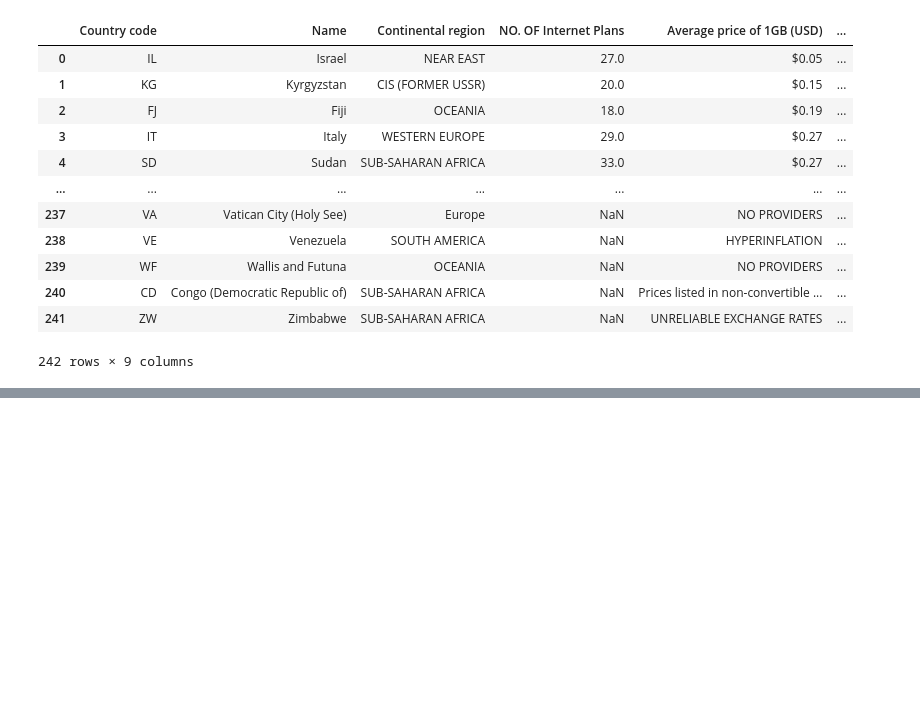
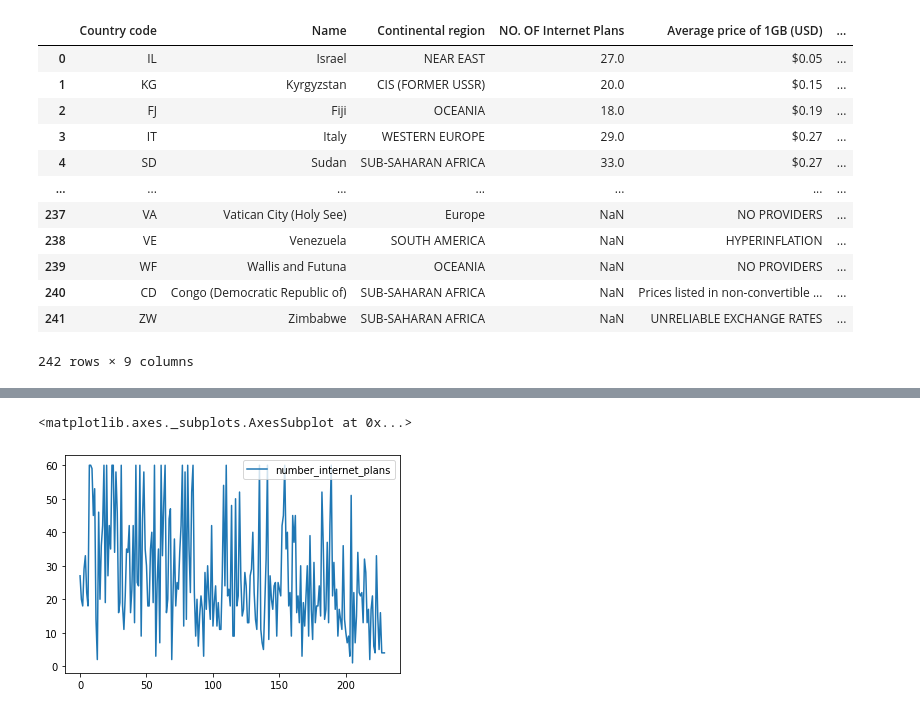
Before and after one commit to BiancaTaisePommerening/Internet_Prices, a Jupyter notebook: exploratory_analysis.ipynb, the cells around one changed output, grey strips where cells are left out. Cells and saved outputs as stored; diff of their text form; code cells hidden in the pictures; blank space fills up the shorter version.

```diff
--- a/exploratory_analysis.ipynb
+++ b/exploratory_analysis.ipynb
@@ -61,2 +86,7 @@ Data columns (total 9 columns):
 dtypes: float64(1), object(8)
 memory usage: 17.1+ KB
+# %%
+internet_prices_df.plot()
+# %% [output]
+<matplotlib.axes._subplots.AxesSubplot at 0x...>
+[figure, added]
```
Also changed, not shown: parts of 7 cells of this notebook.
